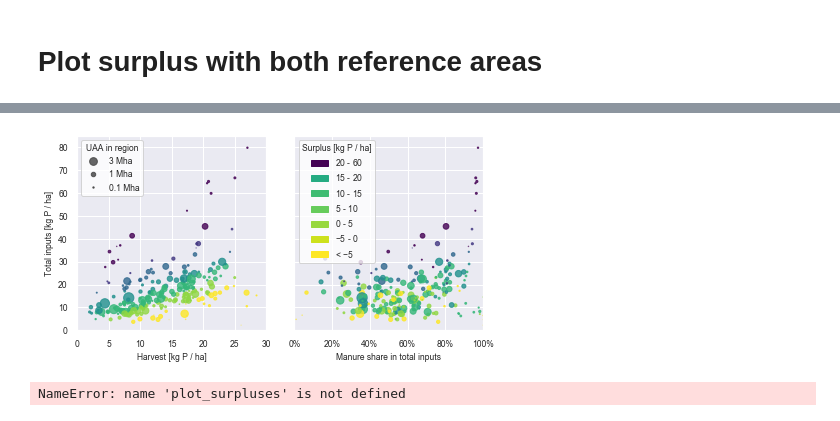
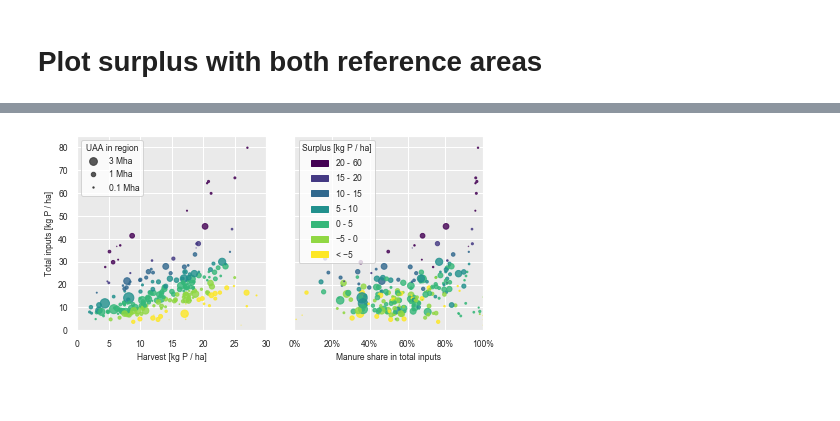
Before and after one commit to rasmuse/subnational-p-budgets, a Jupyter notebook: P budget.ipynb, the cells around one changed output, grey strips where cells are left out. Drawn from its saved outputs; the diff is of its cells as text; code cells hidden in the pictures.

Commit message:
Finish first draft of all publication figures

```diff
--- a/P budget.ipynb
+++ b/P budget.ipynb
@@ -117,0 +120,6 @@ quantities_all
+# %%
+rates_all = {
+    k: v.div(v["refarea"], axis=0).drop(columns="refarea")
+    for k, v in quantities_all.items()
+}
+rates_all
@@ -205,8 +231,8 @@ quantities = {
 }
 
 rates = {
-    k: v.div(v["refarea"], axis=0).drop(columns="refarea")
-    for k, v in quantities.items()
+    k: v.pipe(get_selected_subset)
+    for k, v in rates_all.items()
 }
 
 surplus = {
@@ -242,6 +268,7 @@ def plot_variable_choropleth(s, ax=None, **kwargs):
 COLWIDTH = 76 / 25.4
 TEXTWIDTH = 160 / 25.4
 
+sns.set_style('darkgrid')
 sns.set(
     font="Arial",
     rc={
@@ -256,6 +283,7 @@ sns.set(
         "font.sans-serif": ["Arial"],
         "mathtext.rm": "Arial",
         "mathtext.fontset": "custom",
+        "axes.facecolor": "#eaeaea",
     },
 )
 
@@ -394,7 +411,7 @@ frac_ax.scatter(
     y='input_sum',
     c='binned_surplus',
     s='UAA',
-    cmap='viridis_r',
+    cmap=surplus_cmap,
     data=scatter_data,
     marker=marker,
     alpha=alpha,
@@ -410,36 +427,37 @@ frac_ax.legend(
     facecolor='#ffffff',
     framealpha=0.8,
     bbox_to_anchor=(0, 1),
-    loc='upper left'
+    loc='upper left',
 )
 
 reference_areas = [0.1, 1, 3]
 size_patches = [
     mpl.lines.Line2D(
         markersize=(area * area_scale)**0.5,
         lw=0,
         marker=marker,
         xdata=[],
         ydata=[],
-        color='#404040',
+        color='#303030',
         alpha=alpha,
         label=f'{area:,g} Mha',
     )
     for area in reference_areas
 ]
 
 harvest_ax.legend(
     handles=size_patches[::-1],
     facecolor='#ffffff',
     framealpha=0.8,
     bbox_to_anchor=(0, 1),
     loc='upper left',
     title="UAA in region",
 )
 
+
 adjust_print_plot(fig, left=0.08, right=0.975, bottom=0.15, wspace=0.15)
 
 fig.savefig('outdata/figures/Fig4.pdf')
 # %% [output]
-[figure, old version]
+[figure, new version]
 # %%
@@ -453,10 +472 @@ gnb_surplus = (
 )
-# %%
-plot_surpluses(
-    {
-        'Our calculation': country_surplus_uaa,
-        'Eurostat GNB': gnb_surplus
-    }
-);
-# %% [output]
-NameError: name 'plot_surpluses' is not defined
```
Also changed, not shown: parts of 22 cells of this notebook.
